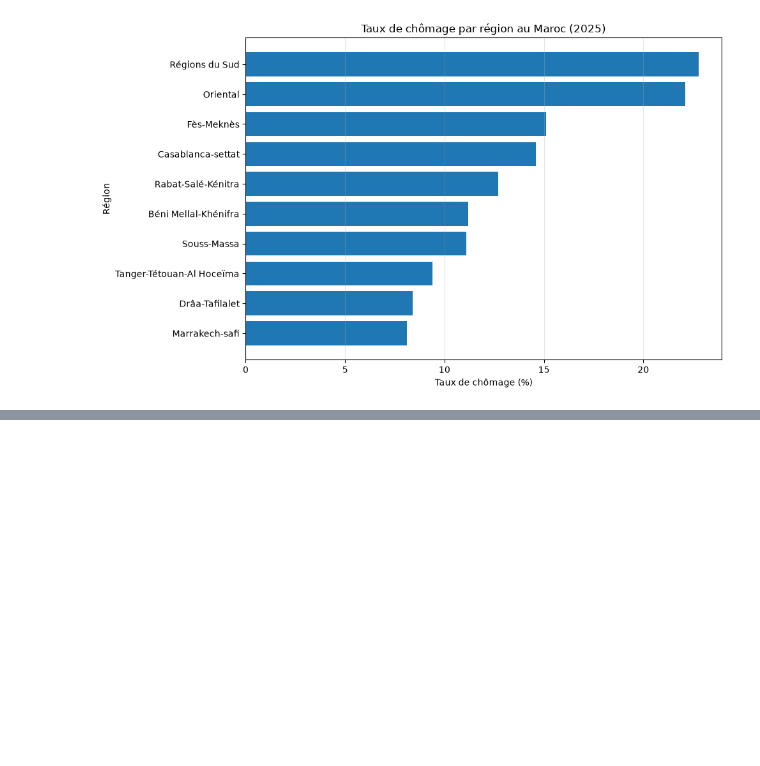
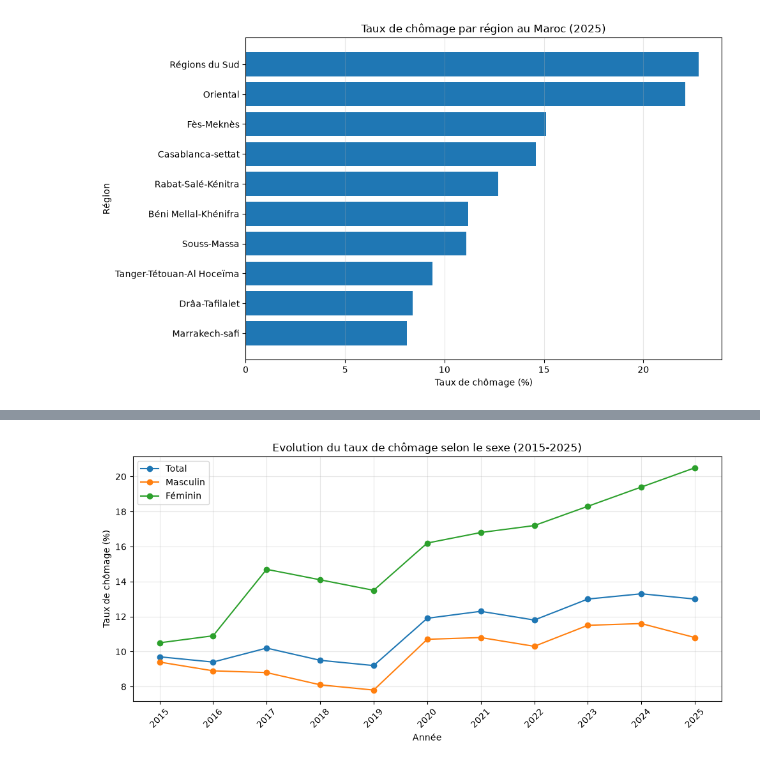
Before and after one commit to Oussamak05/morocco-labour-market-intelligence, a Jupyter notebook: notebooks/01_data_understanding.ipynb, the cells around one changed output, grey strips where cells are left out. Drawn from its saved outputs; the diff is of its cells as text; code cells hidden in the pictures; blank space fills up the shorter version.

```diff
--- a/notebooks/01_data_understanding.ipynb
+++ b/notebooks/01_data_understanding.ipynb
@@ -847,0 +882,11 @@ plt.show()
+# %%
+# Calculate the gender unemployment gap
+sex_trend["Ecart_Femmes_Hommes"] = (
+    sex_trend["Féminin"] - sex_trend["Masculin"]
+)
+
+display(
+    sex_trend[
+        ["Masculin", "Féminin", "Ecart_Femmes_Hommes"]
+    ]
+)
@@ -847,0 +907,34 @@ plt.show()
+# %%
+plt.figure(figsize=(10, 5))
+
+for category in ["Total", "Masculin", "Féminin"]:
+    plt.plot(
+        sex_trend.index,
+        sex_trend[category],
+        marker="o",
+        label=category
+    )
+
+plt.title("Evolution du taux de chômage selon le sexe (2015-2025)")
+plt.xlabel("Année")
+plt.ylabel("Taux de chômage (%)")
+
+plt.xticks(sex_trend.index, rotation=45)
+plt.legend()
+plt.grid(True, alpha=0.3)
+
+plt.tight_layout()
+
+# Save the figure
+FIGURES_DIR = PROJECT_ROOT / "reports" / "figures"
+FIGURES_DIR.mkdir(parents=True, exist_ok=True)
+
+plt.savefig(
+    FIGURES_DIR / "unemployment_by_sex.png",
+    dpi=300,
+    bbox_inches="tight"
+)
+
+plt.show()
+# %% [output]
+[figure, added]
```
Also changed, not shown: parts of 4 cells of this notebook, 1 other file.
